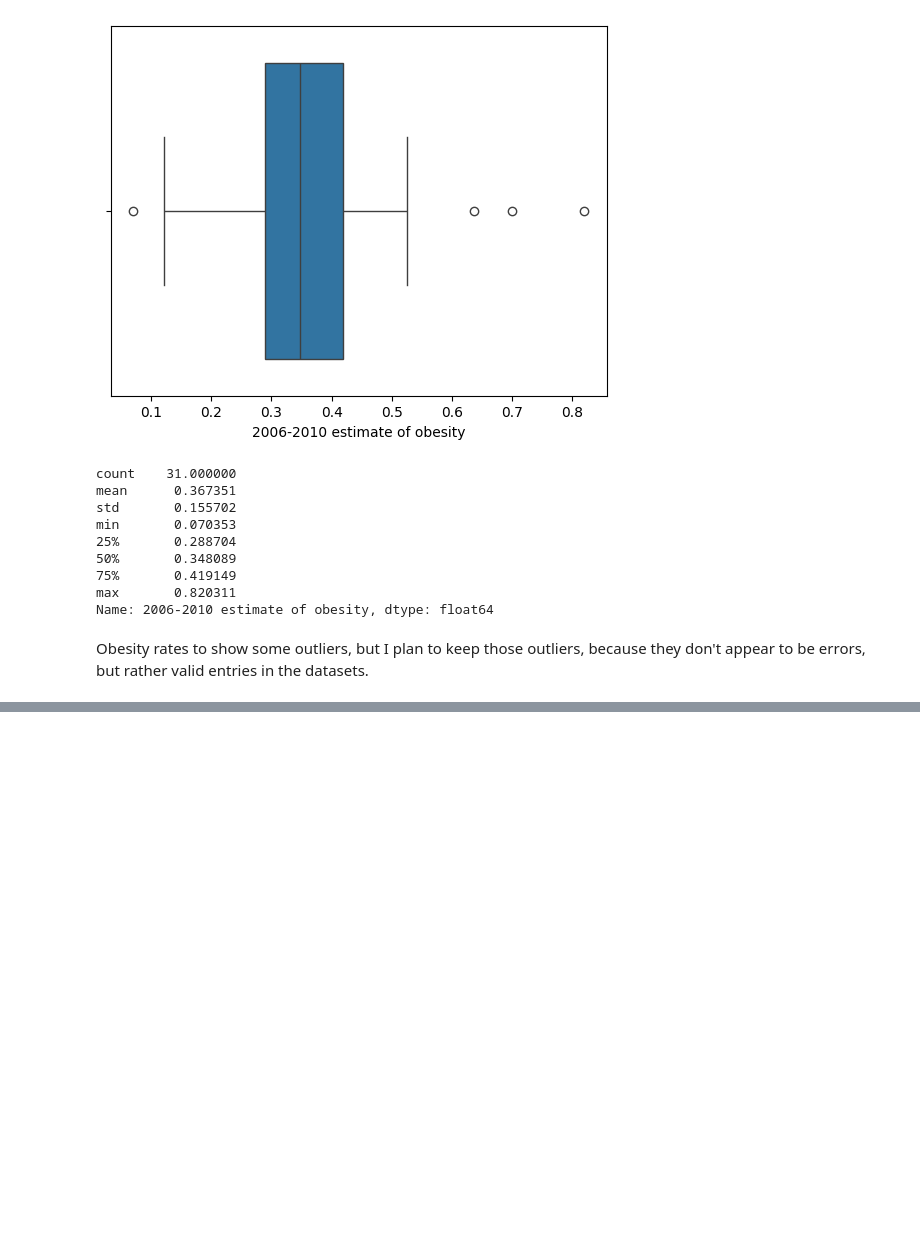
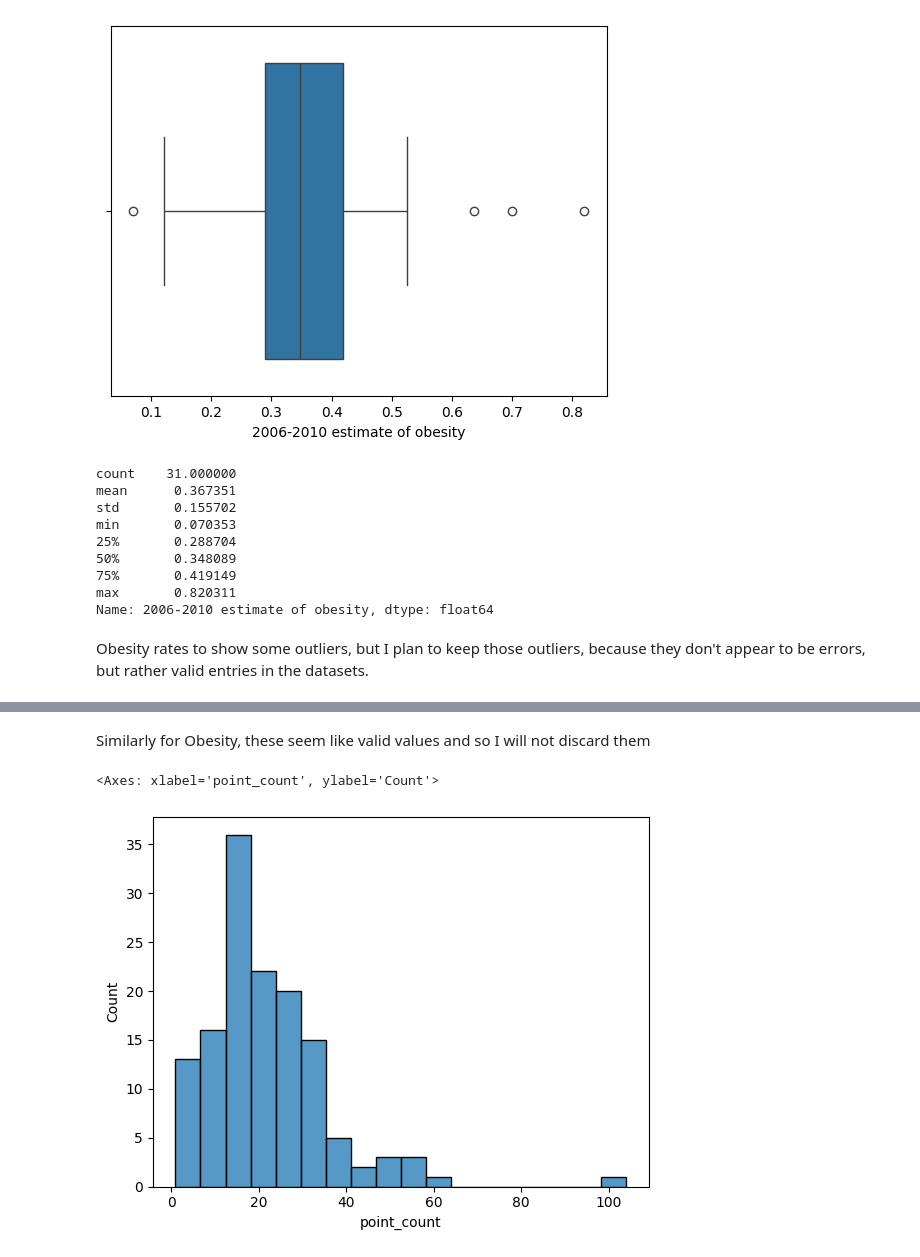
Before and after one commit to andrewnoonan2004/INFSCI-0510, a Jupyter notebook: final-project.ipynb, the cells around one changed output, grey strips where cells are left out. Drawn from its saved outputs; the diff is of its cells as text; code cells hidden in the pictures; blank space fills up the shorter version.

```diff
--- a/final-project.ipynb
+++ b/final-project.ipynb
@@ -268,0 +286,7 @@ Obesity rates to show some outliers, but I plan to keep those outliers, because
+# %% [markdown]
+Similarly for Obesity, these seem like valid values and so I will not discard them
+# %%
+sns.histplot(data=points_counts,x= 'point_count')
+# %% [output]
+<Axes: xlabel='point_count', ylabel='Count'>
+[figure, added]
```
Also changed, not shown: parts of 2 cells of this notebook.
